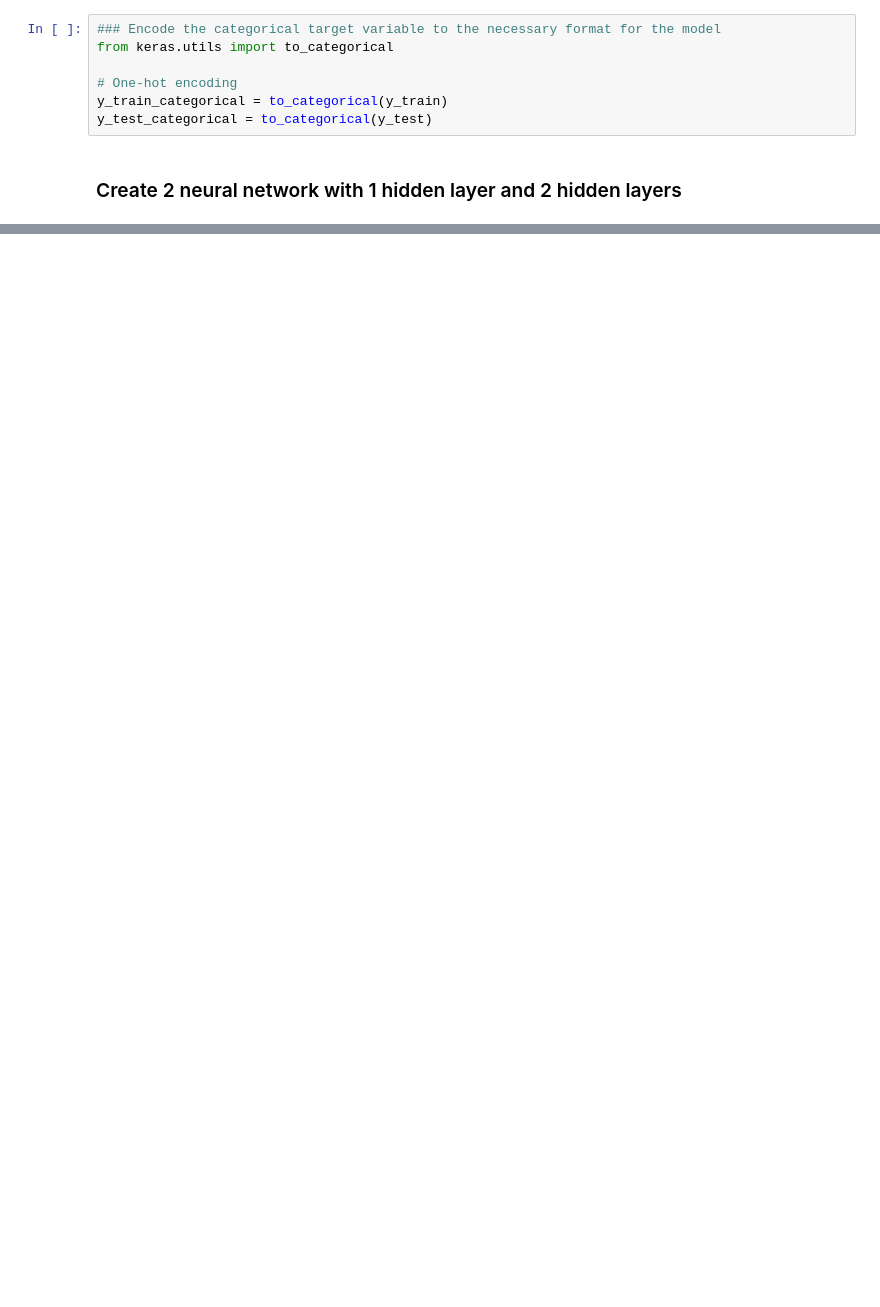
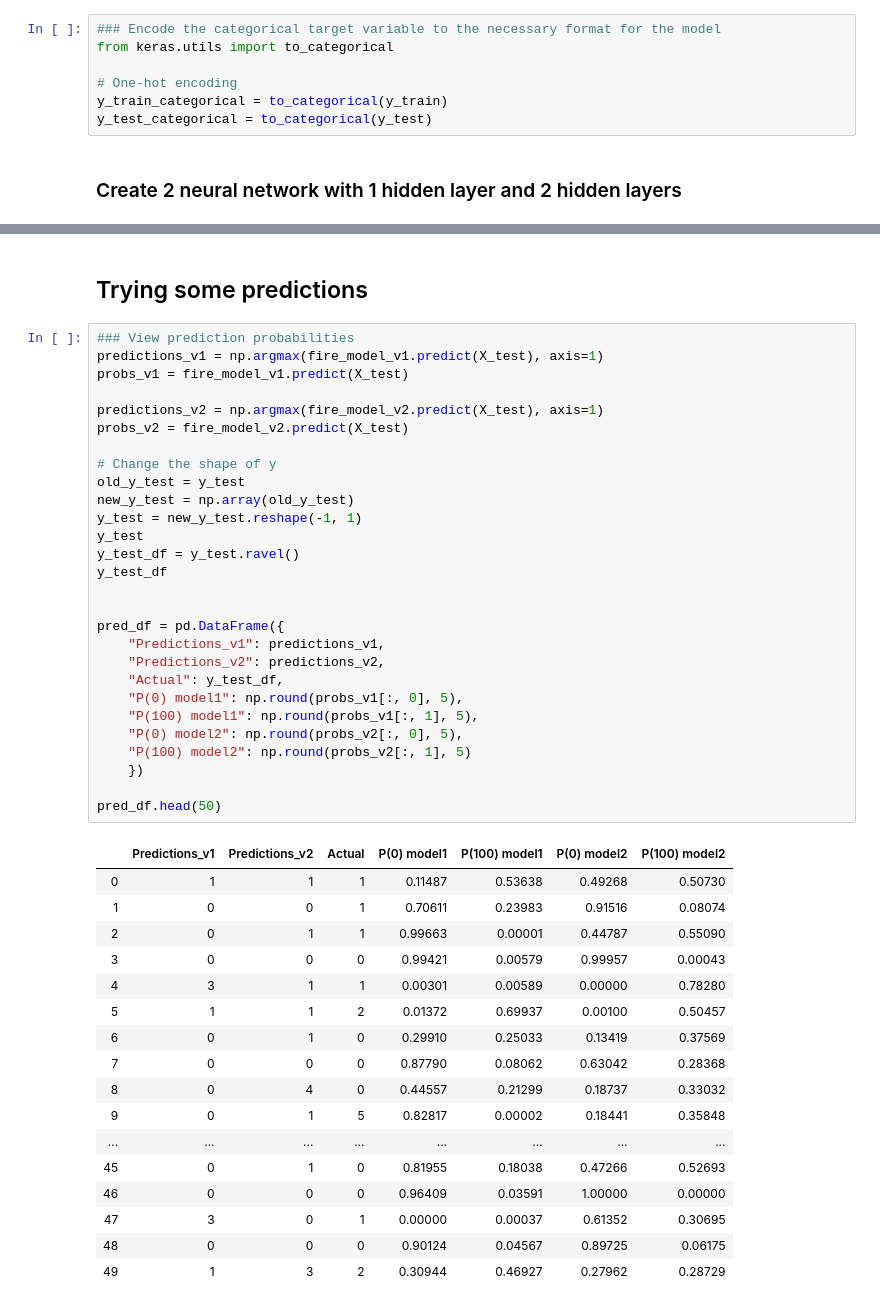
Before and after one commit to vc-adams/Idaho_Wildfires_Dashboard, a Jupyter notebook: ML_Model/ML_NN_Model_v1_EO.ipynb, the cells around one changed output, grey strips where cells are left out. Cells and saved outputs as stored; diff of their text form; blank space fills up the shorter version.

Commit message:
Worked on NN model notebook

```diff
--- a/ML_Model/ML_NN_Model_v1_EO.ipynb
+++ b/ML_Model/ML_NN_Model_v1_EO.ipynb
@@ -411 +539,49 @@ Text(0.5, 1.0, 'Accuracy')
+# %% [markdown]
+## Trying some predictions
+# %%
+### View prediction probabilities
+predictions_v1 = np.argmax(fire_model_v1.predict(X_test), axis=1)
+probs_v1 = fire_model_v1.predict(X_test)
+
+predictions_v2 = np.argmax(fire_model_v2.predict(X_test), axis=1)
+probs_v2 = fire_model_v2.predict(X_test)
+
+# Change the shape of y
+old_y_test = y_test
+new_y_test = np.array(old_y_test)
+y_test = new_y_test.reshape(-1, 1)
+y_test
+y_test_df = y_test.ravel()
+y_test_df
+
+
+pred_df = pd.DataFrame({
+    "Predictions_v1": predictions_v1,
+    "Predictions_v2": predictions_v2,
+    "Actual": y_test_df,
+    "P(0) model1": np.round(probs_v1[:, 0], 5),
+    "P(100) model1": np.round(probs_v1[:, 1], 5),
+    "P(0) model2": np.round(probs_v2[:, 0], 5),
+    "P(100) model2": np.round(probs_v2[:, 1], 5)
+    })
+
+pred_df.head(50)
+# %% [output]
+|  | Predictions_v1 | Predictions_v2 | Actual | P(0) model1 | P(100) model1 | P(0) model2 | P(100) model2 |
+| 0 | 1 | 1 | 1 | 0.11487 | 0.53638 | 0.49268 | 0.50730 |
+| 1 | 0 | 0 | 1 | 0.70611 | 0.23983 | 0.91516 | 0.08074 |
+| 2 | 0 | 1 | 1 | 0.99663 | 0.00001 | 0.44787 | 0.55090 |
+| 3 | 0 | 0 | 0 | 0.99421 | 0.00579 | 0.99957 | 0.00043 |
+| 4 | 3 | 1 | 1 | 0.00301 | 0.00589 | 0.00000 | 0.78280 |
+| 5 | 1 | 1 | 2 | 0.01372 | 0.69937 | 0.00100 | 0.50457 |
+| 6 | 0 | 1 | 0 | 0.29910 | 0.25033 | 0.13419 | 0.37569 |
+| 7 | 0 | 0 | 0 | 0.87790 | 0.08062 | 0.63042 | 0.28368 |
+| 8 | 0 | 4 | 0 | 0.44557 | 0.21299 | 0.18737 | 0.33032 |
+| 9 | 0 | 1 | 5 | 0.82817 | 0.00002 | 0.18441 | 0.35848 |
+| ... | ... | ... | ... | ... | ... | ... | ... |
+| 45 | 0 | 1 | 0 | 0.81955 | 0.18038 | 0.47266 | 0.52693 |
+| 46 | 0 | 0 | 0 | 0.96409 | 0.03591 | 1.00000 | 0.00000 |
+| 47 | 3 | 0 | 1 | 0.00000 | 0.00037 | 0.61352 | 0.30695 |
+| 48 | 0 | 0 | 0 | 0.90124 | 0.04567 | 0.89725 | 0.06175 |
+| 49 | 1 | 3 | 2 | 0.30944 | 0.46927 | 0.27962 | 0.28729 |
 # %%
```
Also changed, not shown: parts of 26 cells of this notebook, 1 other file.
